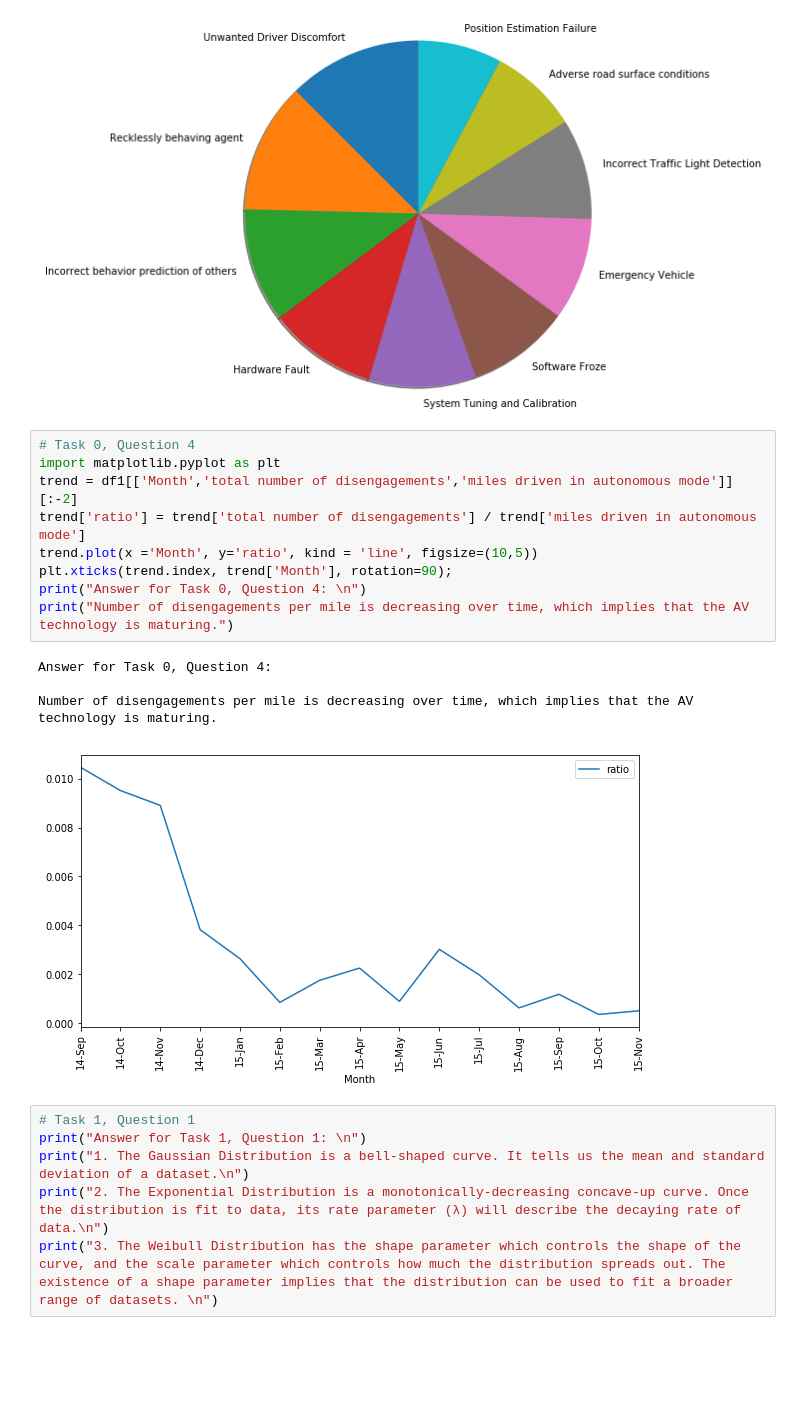
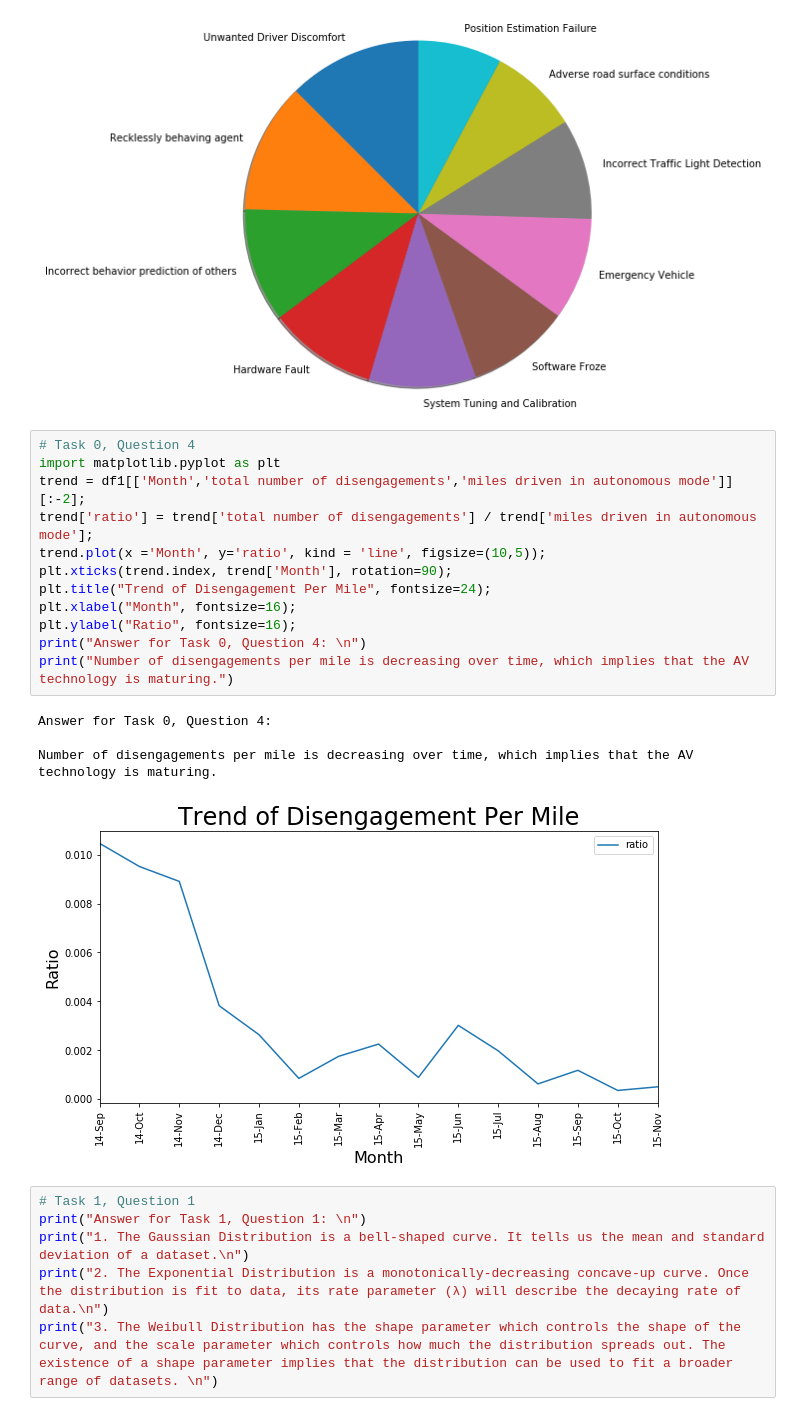
Before and after one commit to diditong/cs498_project_1, a Jupyter notebook: Mini Project 1.ipynb, the cells around one changed output. Drawn from its saved outputs; the diff is of its cells as text; blank space fills up the shorter version.

```diff
--- a/Mini Project 1.ipynb
+++ b/Mini Project 1.ipynb
@@ -84,17 +84,20 @@ The top 2 causes of disengagments are Unwanted Driver Discomfort and Recklessly
 # %%
 # Task 0, Question 4
 import matplotlib.pyplot as plt
-trend = df1[['Month','total number of disengagements','miles driven in autonomous mode']][:-2]
-trend['ratio'] = trend['total number of disengagements'] / trend['miles driven in autonomous mode']
-trend.plot(x ='Month', y='ratio', kind = 'line', figsize=(10,5))
+trend = df1[['Month','total number of disengagements','miles driven in autonomous mode']][:-2];
+trend['ratio'] = trend['total number of disengagements'] / trend['miles driven in autonomous mode'];
+trend.plot(x ='Month', y='ratio', kind = 'line', figsize=(10,5));
 plt.xticks(trend.index, trend['Month'], rotation=90);
+plt.title("Trend of Disengagement Per Mile", fontsize=24);
+plt.xlabel("Month", fontsize=16);
+plt.ylabel("Ratio", fontsize=16);
 print("Answer for Task 0, Question 4: \n")
 print("Number of disengagements per mile is decreasing over time, which implies that the AV technology is maturing.")
 # %% [output]
 Answer for Task 0, Question 4:
 
 Number of disengagements per mile is decreasing over time, which implies that the AV technology is maturing.
-[figure, old version]
+[figure, new version]
 # %%
 # Task 1, Question 1
 print("Answer for Task 1, Question 1: \n")
```
Also changed, not shown: parts of 2 cells of this notebook.
